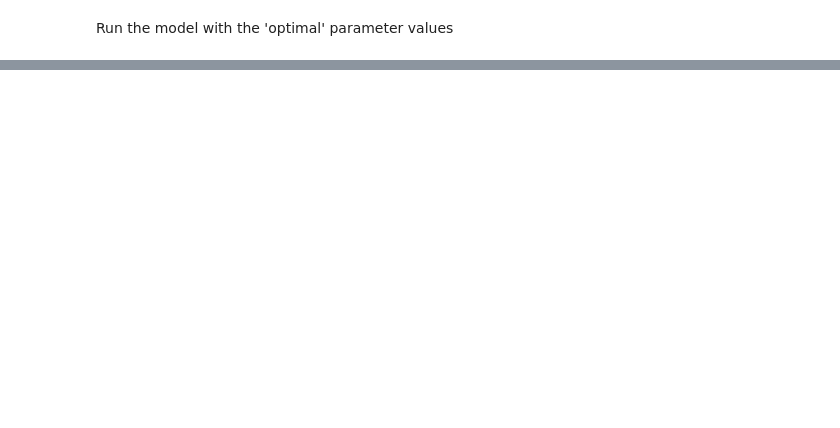
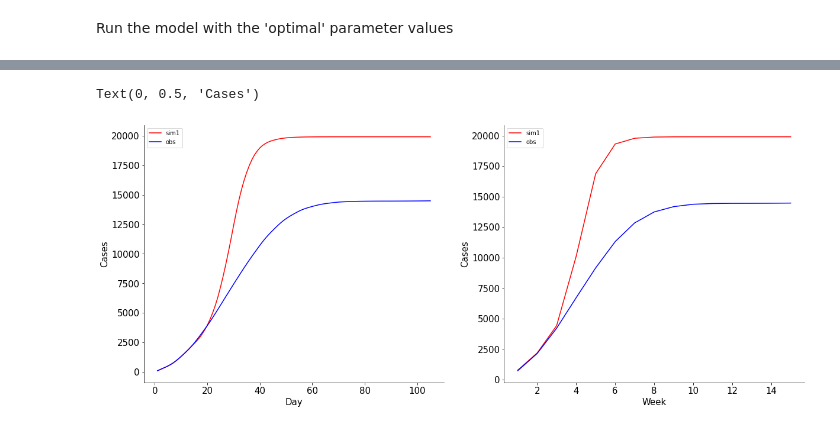
Before and after one commit to Urban-Analytics/RAMP-UA, a Jupyter notebook: experiments/calibration/InitialModelCalibration-ResultsAnalysis.ipynb, the cells around one changed output, grey strips where cells are left out. Saved outputs shown, nothing was run; the diff lists cells and outputs as text; code cells hidden in the pictures; blank space fills up the shorter version.

```diff
--- a/experiments/calibration/InitialModelCalibration-ResultsAnalysis.ipynb
+++ b/experiments/calibration/InitialModelCalibration-ResultsAnalysis.ipynb
@@ -501,0 +491,29 @@ Text(0, 0.5, 'Cases')
+# %%
+OpenCLRunner.update(iterations=105)
+(distance_bp, sim_bp, obs_bp, out_params_bp, summaries_bp) = OpenCLRunner.run_model_with_params_abc(
+    best_params, return_full_details=True, quiet = False)
+OpenCLRunner.update(store_detailed_counts=STORE_DETAILED_COUNTS)
+# %%
+# Create figure
+fig, [ax1, ax2] = plt.subplots(nrows=1, ncols=2, figsize=(20, 8))
+
+##### daily data
+x = range(1, len(OpenCLRunner.get_cumulative_daily_infections(summaries_bp))+1)
+ax1.plot(x, OpenCLRunner.get_cumulative_daily_infections(summaries_bp), label="sim1", color="red")
+ax1.plot(x, cases_devon_daily[0:len(OpenCLRunner.get_cumulative_daily_infections(summaries_bp))], label="obs", color="blue")
+ax1.legend()
+ax1.tick_params(axis='both', which='major', labelsize=15)
+ax1.set_xlabel("Day", size=15)
+ax1.set_ylabel("Cases",size=15)
+
+###### weekly data
+x = range(1, len(sim_bp)+1)
+ax2.plot(x, sim_bp, label="sim1", color="red")
+ax2.plot(x, obs_bp, label="obs", color="blue")
+ax2.legend()
+ax2.tick_params(axis='both', which='major', labelsize=15)
+ax2.set_xlabel("Week", size=15)
+ax2.set_ylabel("Cases",size=15)
+# %% [output]
+Text(0, 0.5, 'Cases')
+[figure, added]
```
Also changed, not shown: parts of 12 cells of this notebook.
